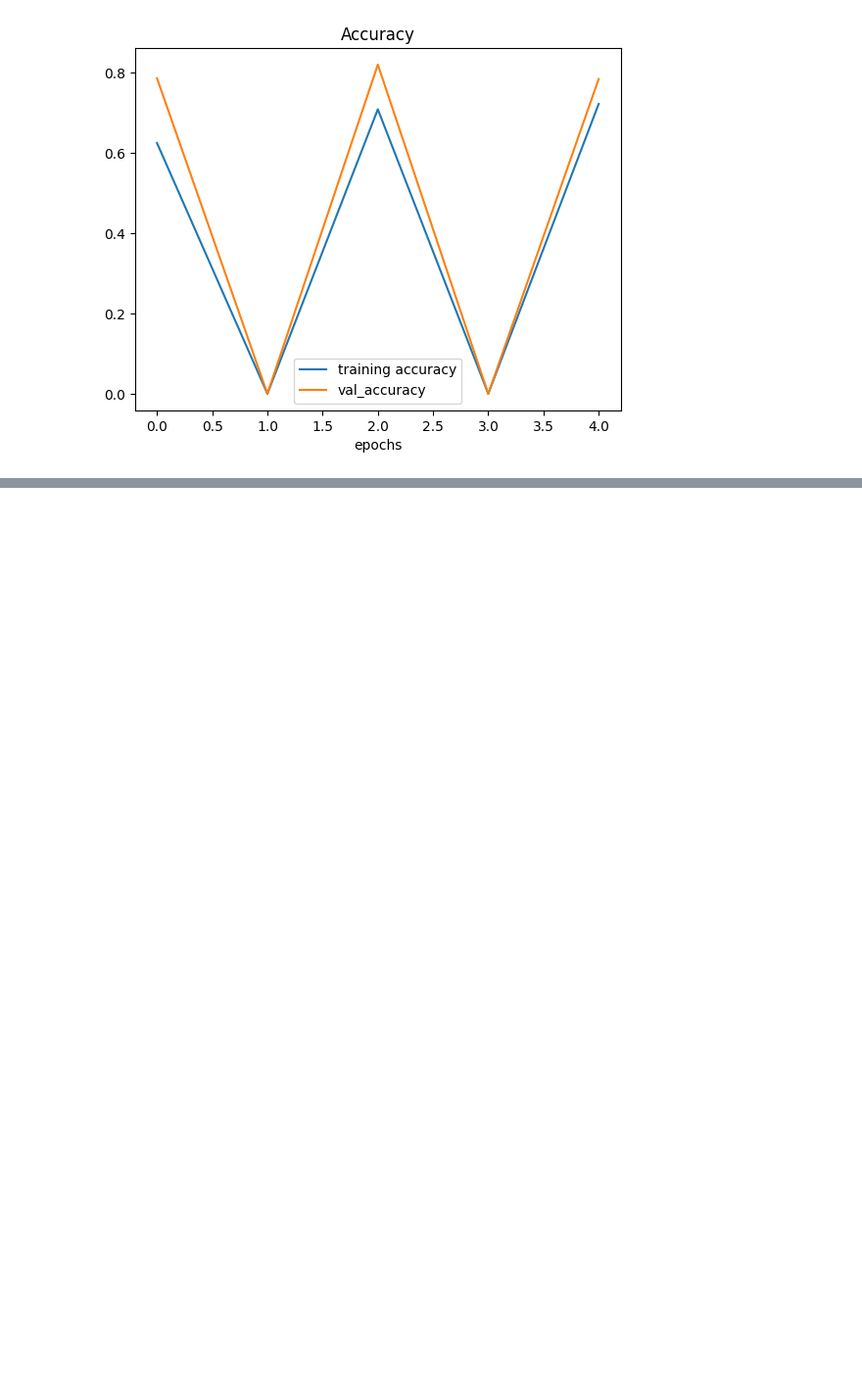
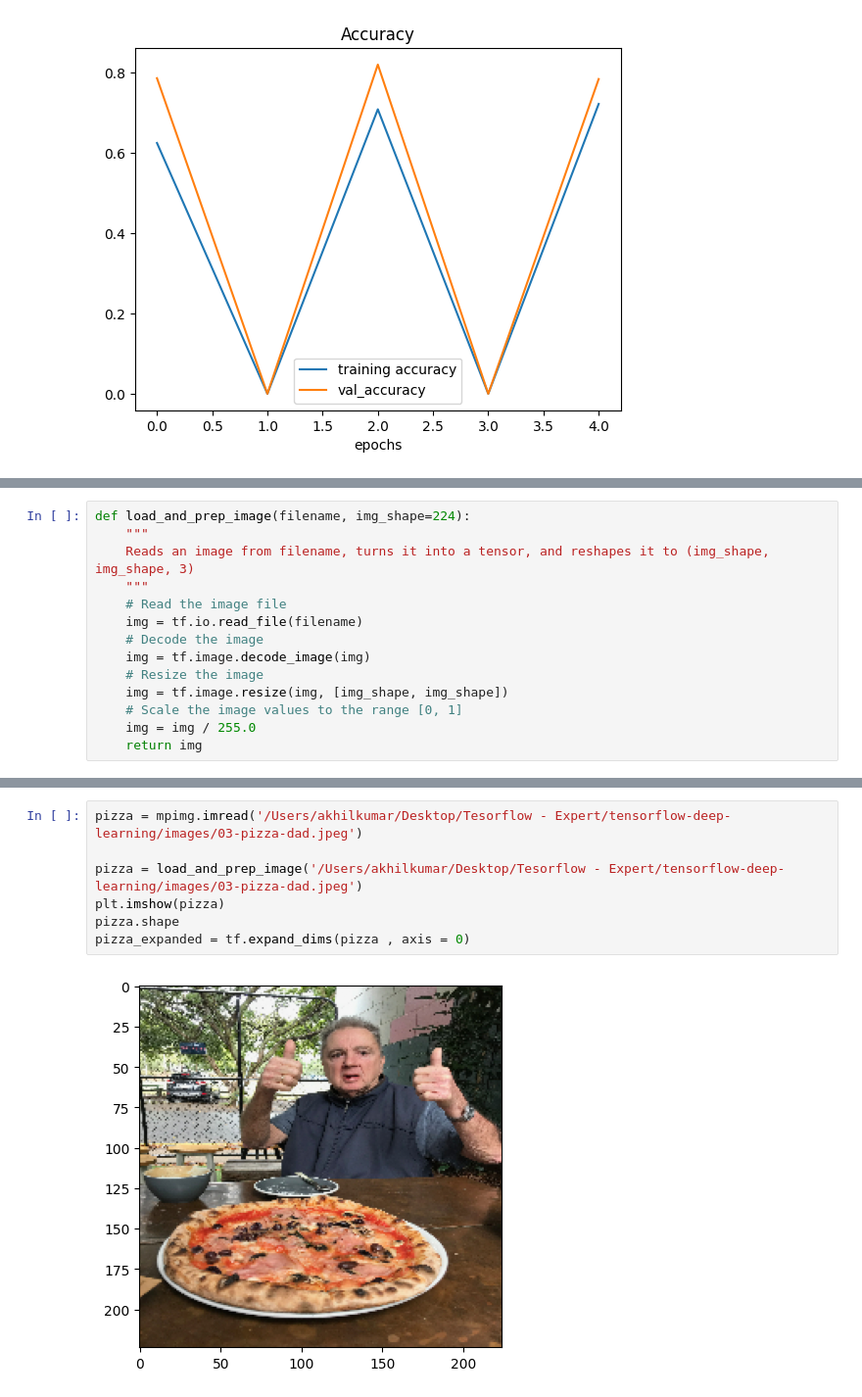
Before and after one commit to akhil4674/ConvolutionalNN_-Compute_vision, a Jupyter notebook: 03_CNN.ipynb, the cells around one changed output, grey strips where cells are left out. Shown at 98% size. Drawn from its saved outputs; the diff is of its cells as text; blank space fills up the shorter version.

```diff
--- a/03_CNN.ipynb
+++ b/03_CNN.ipynb
@@ -832,0 +861,14 @@ plot_loss_curves(history_7)
+# %%
+def load_and_prep_image(filename, img_shape=224):
+    """
+    Reads an image from filename, turns it into a tensor, and reshapes it to (img_shape, img_shape, 3)
+    """
+    # Read the image file
+    img = tf.io.read_file(filename)
+    # Decode the image
+    img = tf.image.decode_image(img)
+    # Resize the image
+    img = tf.image.resize(img, [img_shape, img_shape])
+    # Scale the image values to the range [0, 1]
+    img = img / 255.0
+    return img
@@ -832,0 +904,9 @@ plot_loss_curves(history_7)
+# %%
+pizza = mpimg.imread('/Users/akhilkumar/Desktop/Tesorflow - Expert/tensorflow-deep-learning/images/03-pizza-dad.jpeg')
+
+pizza = load_and_prep_image('/Users/akhilkumar/Desktop/Tesorflow - Expert/tensorflow-deep-learning/images/03-pizza-dad.jpeg')
+plt.imshow(pizza)
+pizza.shape
+pizza_expanded = tf.expand_dims(pizza , axis = 0)
+# %% [output]
+[figure, added]
```
Also changed, not shown: parts of 17 cells of this notebook.
